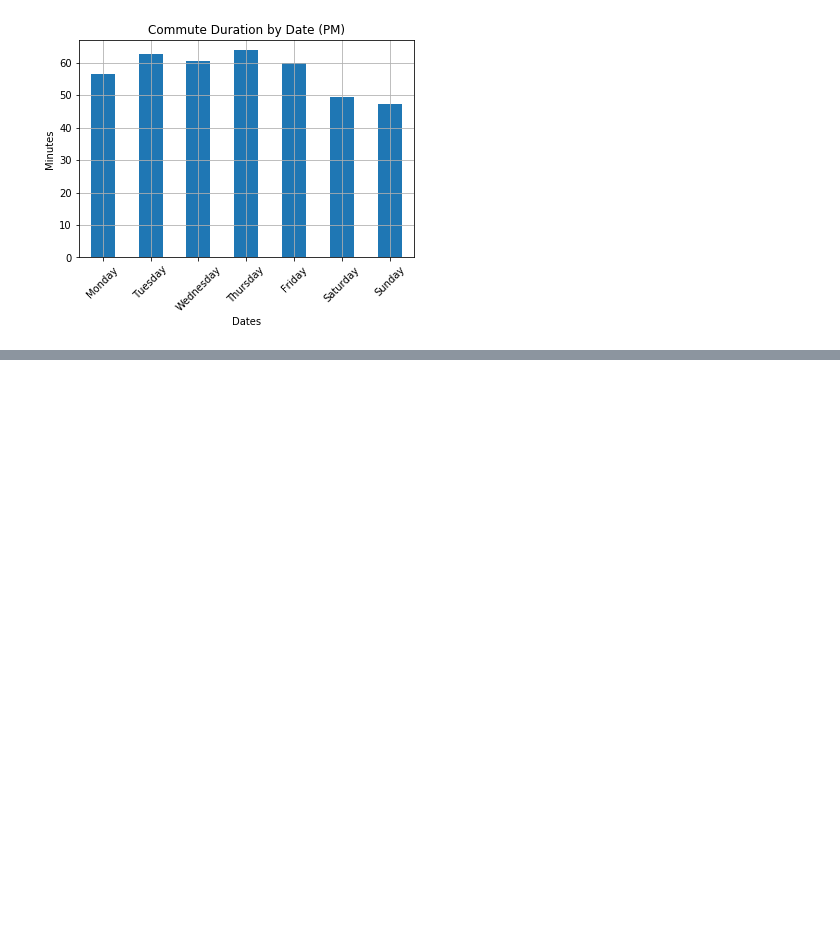
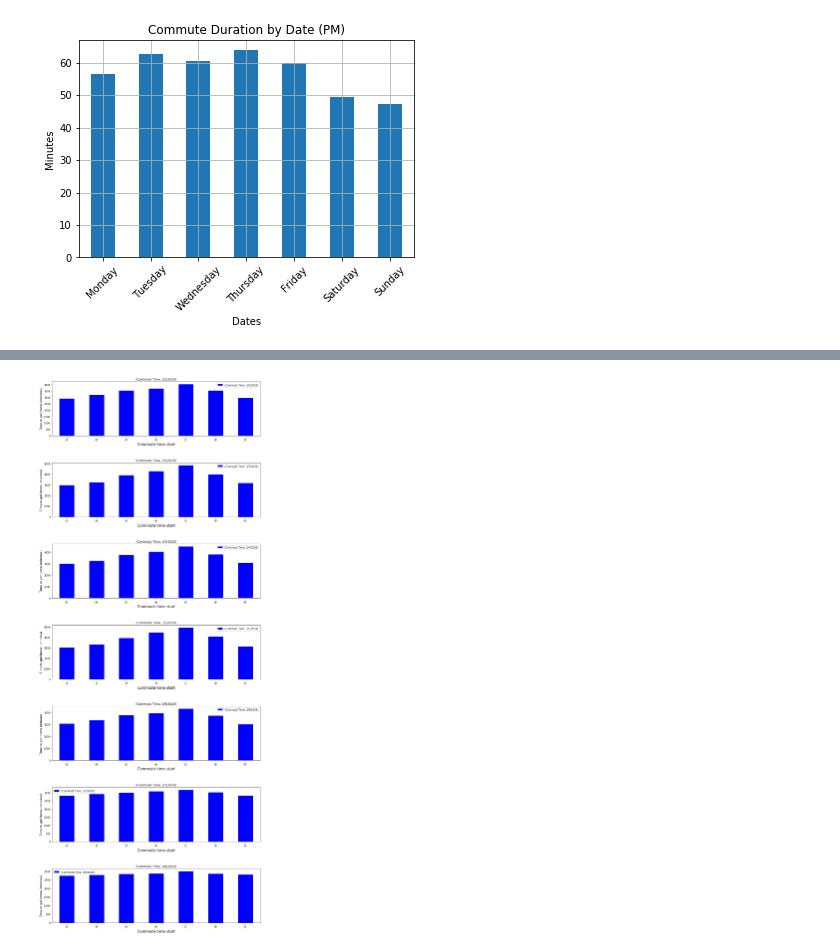
Before and after one commit to magcox5/CommuteChaos, a Jupyter notebook: Commute_Charts.ipynb, the cells around one changed output, grey strips where cells are left out. Drawn from its saved outputs; the diff is of its cells as text; code cells hidden in the pictures; blank space fills up the shorter version.

```diff
--- a/Commute_Charts.ipynb
+++ b/Commute_Charts.ipynb
@@ -250,0 +213,6 @@ plt.show()
+# %%
+#reformat our data and plot it as using subplot functions
+
+home_data = csv_to_home.groupby(["Commute Start", "Commute Date"]).agg({"Commute Time": "mean"})
+reformat_home_data = home_data.unstack()
+reformat_home_data
@@ -250,0 +230,12 @@ plt.show()
+# %%
+#https://matplotlib.org/3.1.1/gallery/subplots_axes_and_figures/subplots_demo.html
+
+home_bar_chart = reformat_home_data.plot.bar(figsize= (15,40), rot=45, subplots=True, sharex=False, color ="blue")
+plt.subplots_adjust(hspace = 0.5)
+for i in home_bar_chart:
+    i.set_ylabel("Time to get home (minutes)", fontsize = '12')
+    i.set_xlabel("Commute time start", fontsize ='15')
+
+plt.savefig("images/ home commute by hour(PM).png")
+# %% [output]
+[figure, added]
```
Also changed, not shown: parts of 15 cells of this notebook.
